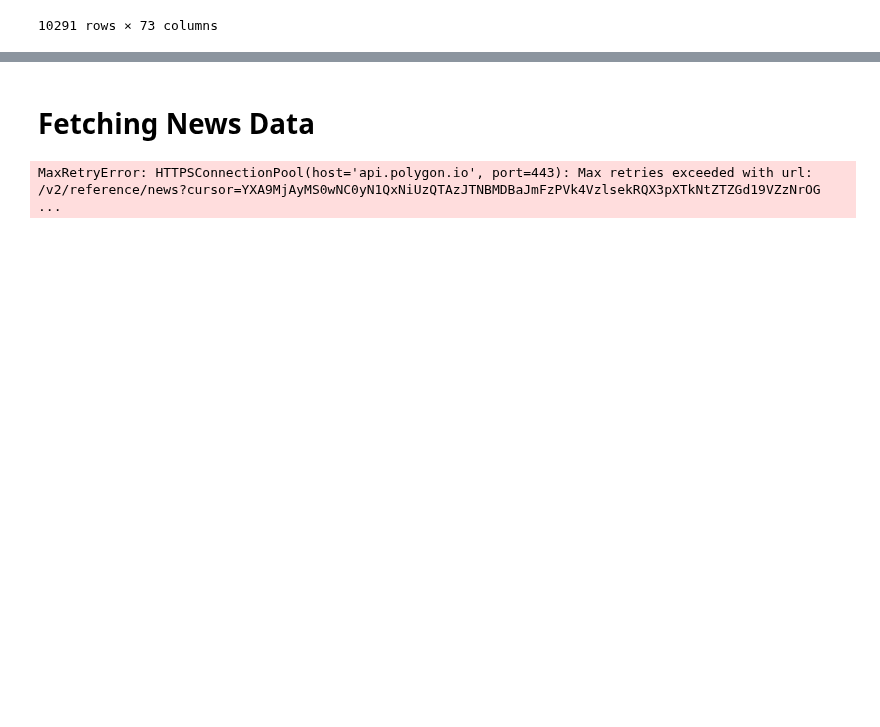
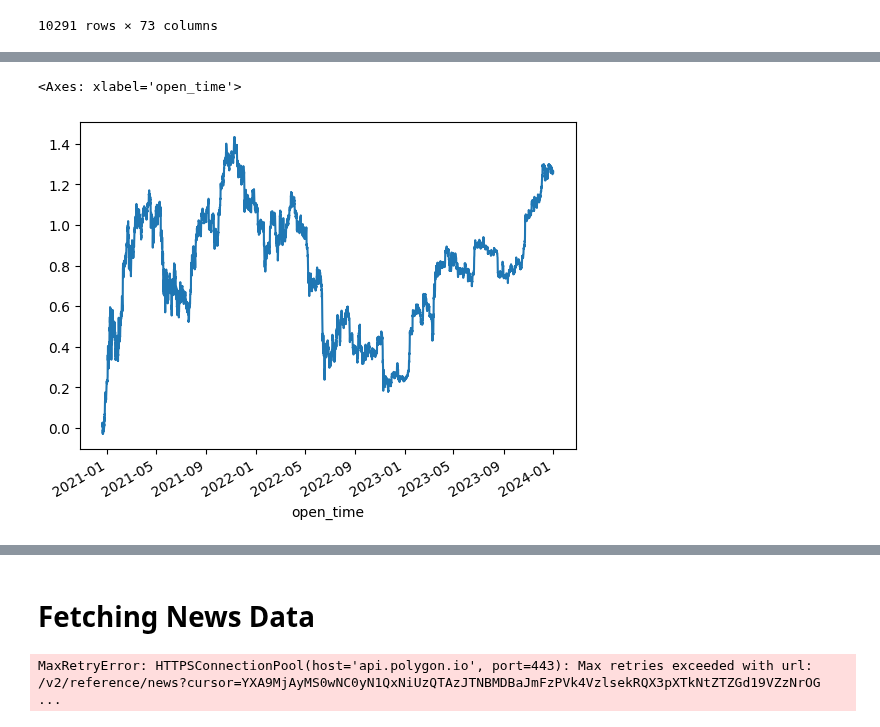
Before and after one commit to wbchristerson/crypto-strategies, a Jupyter notebook: anomaly_detection.ipynb, the cells around one changed output, grey strips where cells are left out. Saved outputs shown, nothing was run; the diff lists cells and outputs as text; code cells hidden in the pictures; blank space fills up the shorter version.

```diff
--- a/anomaly_detection.ipynb
+++ b/anomaly_detection.ipynb
@@ -83,0 +160,5 @@ px
+# %%
+(px_train_data['BTCUSDT'] / px_train_data['BTCUSDT'].shift() - 1).cumsum().plot()
+# %% [output]
+<Axes: xlabel='open_time'>
+[figure, added]
```
Also changed, not shown: parts of 14 cells of this notebook, 2 other files.
